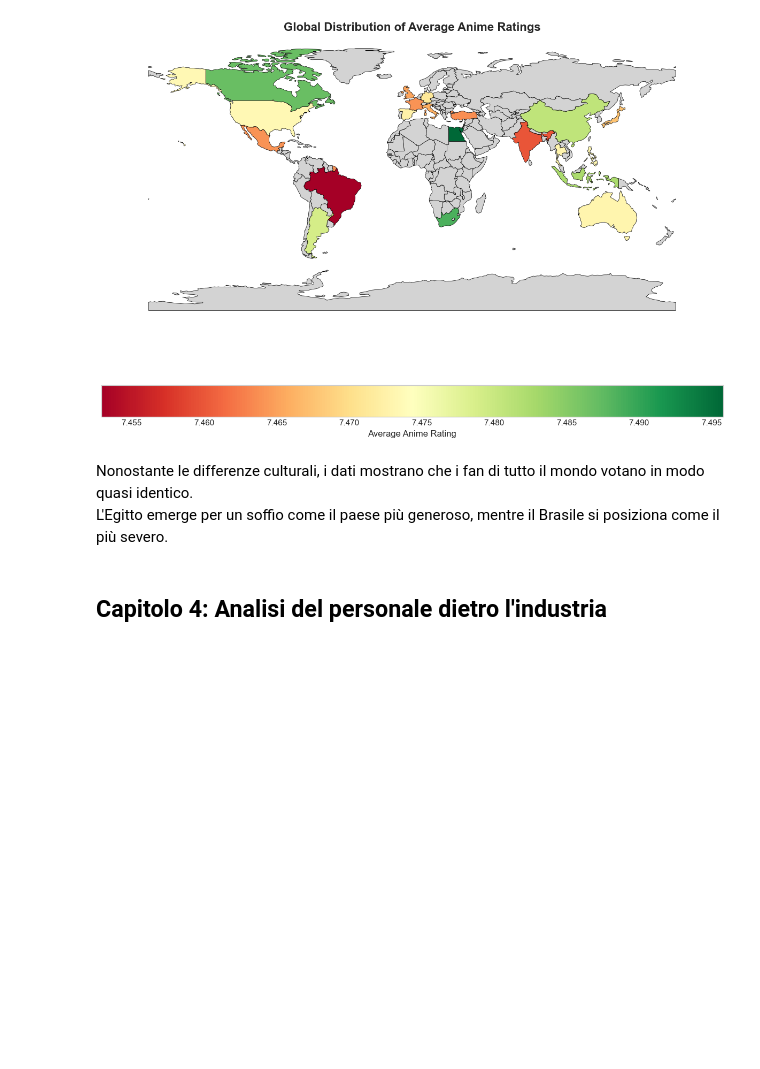
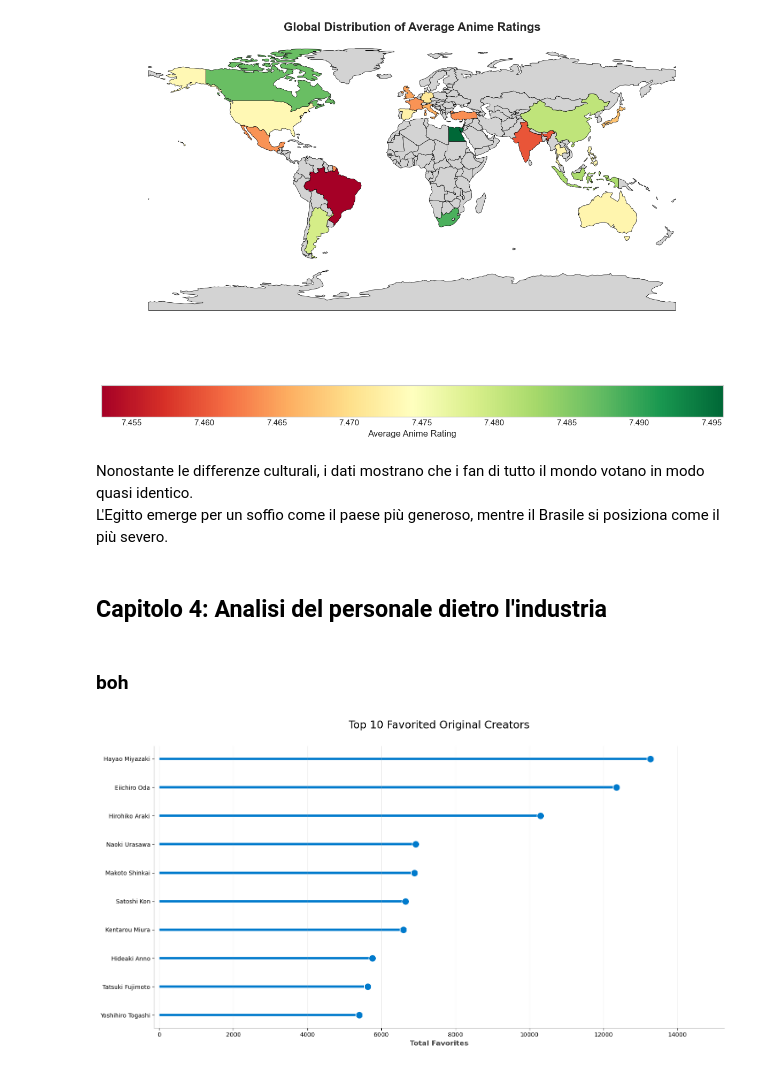
Before and after one commit to sarazunino/HCI, a Jupyter notebook: solution/02_notebook.ipynb, the cells around one changed output. Saved outputs shown, nothing was run; the diff lists cells and outputs as text; code cells hidden in the pictures; blank space fills up the shorter version.

```diff
--- a/solution/02_notebook.ipynb
+++ b/solution/02_notebook.ipynb
@@ -546,3 +541,33 @@ Nonostante le differenze culturali, i dati mostrano che i fan di tutto il mondo
 L'Egitto emerge per un soffio come il paese più generoso, mentre il Brasile si posiziona come il più severo.
 # %% [markdown]
 ## Capitolo 4: Analisi del personale dietro l'industria
+# %% [markdown]
+### boh
+# %%
+df_fav_people = favs_df[favs_df['fav_type'] == 'people'].copy()
+fav_counts = df_fav_people.groupby('id').size().reset_index(name='favorite_count')
+df_merged = person_anime_works_df.merge(fav_counts, left_on='person_mal_id', right_on='id', how='inner')
+df_merged = df_merged.merge(person_details_df[['person_mal_id', 'name']], on='person_mal_id')
+va_counts = person_voice_works_df.groupby('person_mal_id').size().reset_index(name='voice_roles_count')
+voice_actors_ids = va_counts[va_counts['voice_roles_count'] > 5]['person_mal_id'].unique()
+directors = df_merged[~df_merged['person_mal_id'].isin(voice_actors_ids)]
+directors = directors[directors['position'].str.contains('Original Creator', case=False, na=False)]
+top = (directors.groupby(['person_mal_id', 'name'])['favorite_count#'].first()
+       .nlargest(10).reset_index().sort_values(by='favorite_count', ascending=True))
+
+plt.figure(figsize=(15, 8))
+ax = plt.gca()
+plt.hlines(y=top['name'], xmin=0, xmax=top['favorite_count'], color='#007acc', linewidth=4, zorder=1)
+plt.plot(top['favorite_count'], top['name'], "o", markersize=12, color='#007acc', alpha=1, markeredgecolor='white', zorder=2)
+plt.title('Top 10 Favorited Original Creators', fontsize=18, pad=30, loc='center')
+plt.xlabel('Total Favorites', fontsize=12, fontweight='bold', alpha=0.7)
+plt.xlim(left=-(top['favorite_count'].max() * 0.01), right=top['favorite_count'].max() * 1.15)
+plt.grid(axis='x', linestyle='-', alpha=0.2)
+ax.spines['top'].set_visible(False)
+ax.spines['right'].set_visible(False)
+ax.spines['bottom'].set_alpha(0.3)
+ax.spines['left'].set_alpha(0.3)
+plt.tight_layout()
+plt.show()
+# %% [output]
+[figure, added]
```
Also changed, not shown: parts of 8 cells of this notebook, 1 other file.
